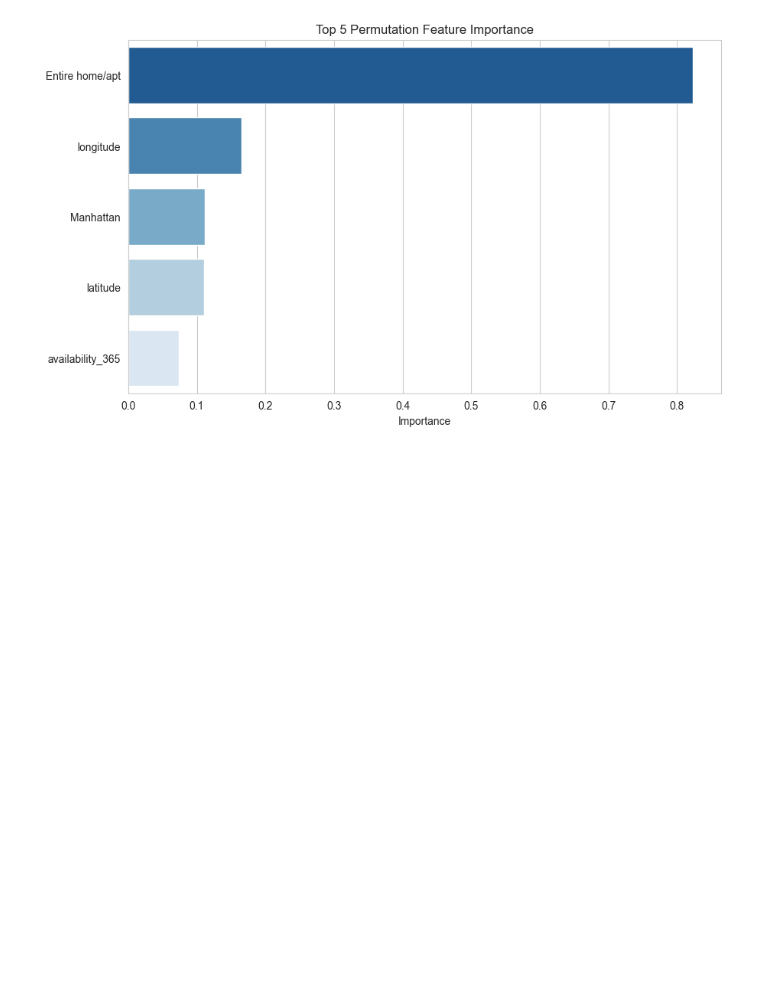
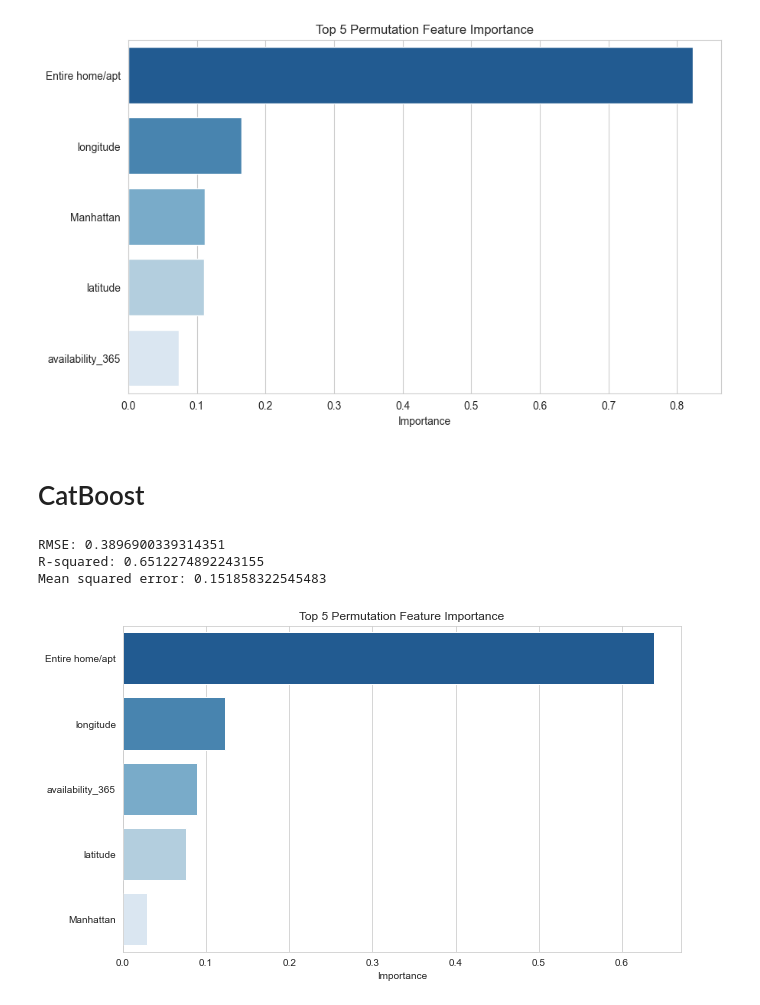
Before and after one commit to yasminahobeika/Decision_Tree_Implementation_From_Scratch, a Jupyter notebook: AirBnb/Models.ipynb, the cells around one changed output. Drawn from its saved outputs; the diff is of its cells as text; code cells hidden in the pictures; blank space fills up the shorter version.

Commit message:
catboost model + hyperparameter tuning

```diff
--- a/AirBnb/Models.ipynb
+++ b/AirBnb/Models.ipynb
@@ -271,3 +293,5 @@ plt.xlabel("Number of estimators")
 plt.ylabel("MSE")
 plt.title("MSE vs. Number of Estimators")
 plt.show()
+# %% [markdown]
+# CatBoost
@@ -273,0 +301,53 @@ plt.show()
+# %%
+cat_params = {'depth': [7, 8, 9, 10, 11],
+             'iterations': np.arange(270,320,10),
+             'learning_rate': [0.14, 0.15, 0.16]}
+
+cat_model = CatBoostRegressor(random_state = 27)
+
+grid_search = GridSearchCV(cat_model, param_grid=cat_params, cv=3, scoring='neg_mean_squared_error')
+
+grid_search.fit(X_train, y_train)
+
+best_model = grid_search.best_estimator_
+# %%
+# Best hyperparameters we got
+best_model = CatBoostRegressor(learning_rate = 0.15, iterations = 280, depth = 8, verbose = False, random_state=27)
+
+best_model.fit(X_train, y_train)
+
+# Make predictions on test data
+y_pred = best_model.predict(X_test)
+
+# Evaluate model performance
+mse = mean_squared_error(y_test, y_pred)
+rmse = np.sqrt(mse)
+r2 = r2_score(y_test, y_pred)
+# %%
+print("RMSE:", rmse)
+print("R-squared:", r2)
+print("Mean squared error:", mse)
+# %% [output]
+RMSE: 0.3896900339314351
+R-squared: 0.6512274892243155
+Mean squared error: 0.151858322545483
+# %%
+# Get feature importances using permutation importance
+from sklearn.inspection import permutation_importance
+
+# Compute permutation feature importance
+result = permutation_importance(best_model, X_test, y_test, n_repeats=10, random_state=0)
+
+# Extract feature importances and sort in descending order
+importances = result.importances_mean
+sorted_idx = importances.argsort()[::-1]
+feature_names = X_test.columns
+
+sns.set_style('whitegrid')
+plt.figure(figsize=(10, 6))
+sns.barplot(x=importances[sorted_idx][:5], y=feature_names[sorted_idx][:5], palette='Blues_r')
+plt.title('Top 5 Permutation Feature Importance')
+plt.xlabel('Importance')
+plt.show()
+# %% [output]
+[figure, added]
```
Also changed, not shown: parts of 5 cells of this notebook, 4 other files.
